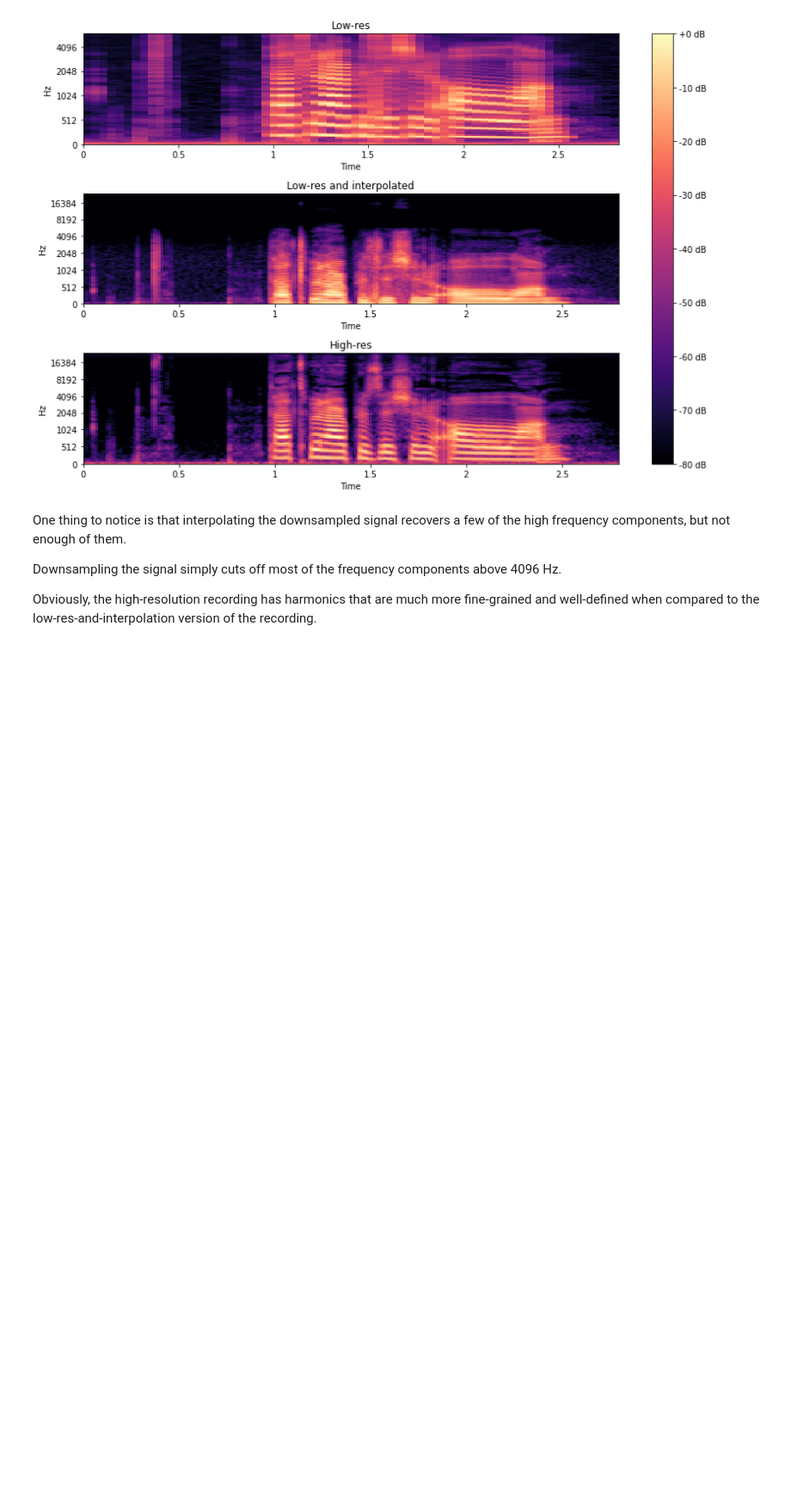
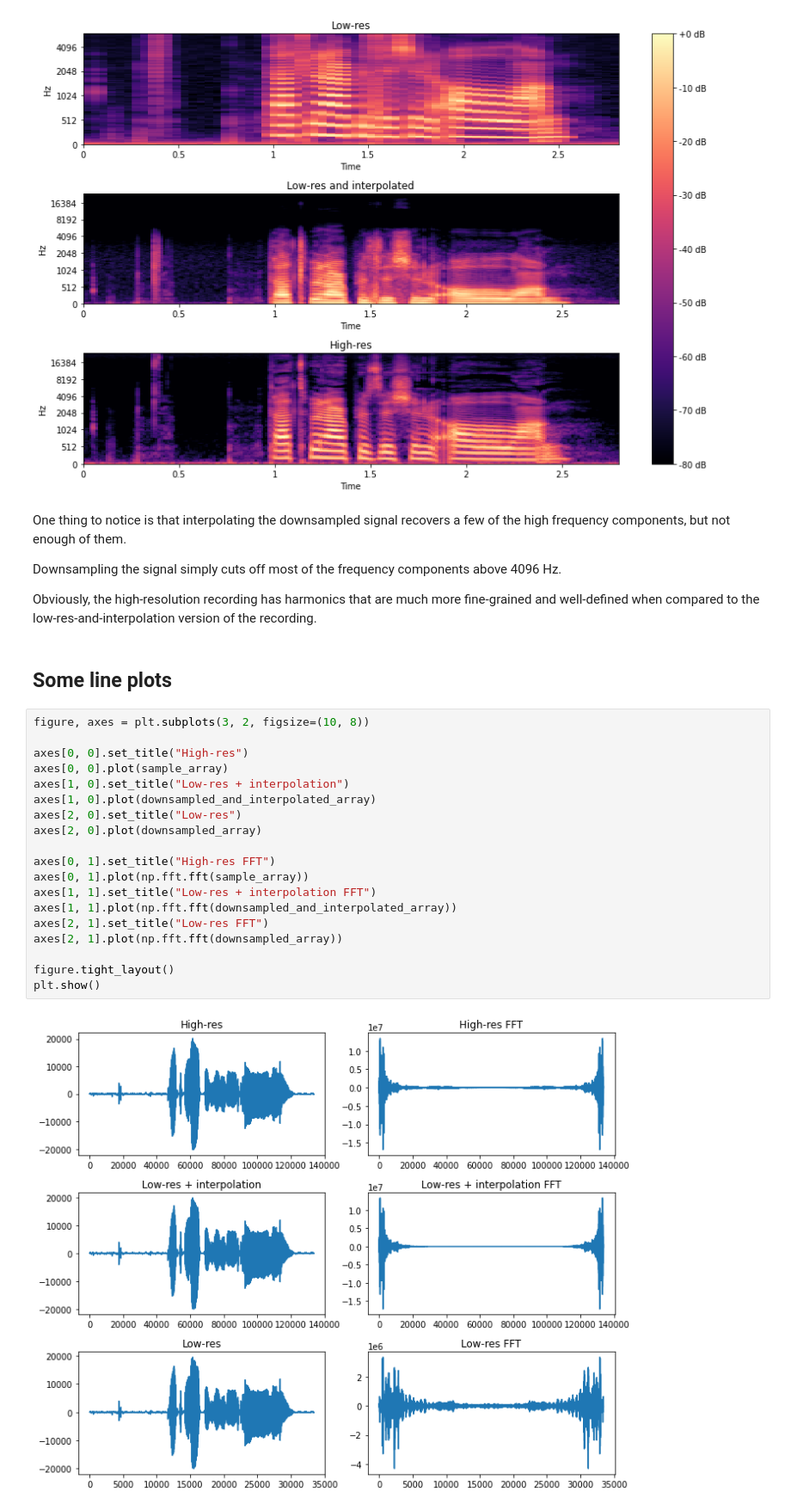
Before and after one commit to sutgeorge/Audio-Super-Resolution, a Jupyter notebook: Project/exploring_data.ipynb, the cells around one changed output. Shown at 86% size. Cells and saved outputs as stored; diff of their text form; blank space fills up the shorter version.

Commit message:
Add waveform and FFT of the sample as line plots

```diff
--- a/Project/exploring_data.ipynb
+++ b/Project/exploring_data.ipynb
@@ -361,3 +361,26 @@ One thing to notice is that interpolating the downsampled signal recovers a few
 Downsampling the signal simply cuts off most of the frequency components above 4096 Hz.
 
 Obviously, the high-resolution recording has harmonics that are much more fine-grained and well-defined when compared to the low-res-and-interpolation version of the recording.
+# %% [markdown]
+## Some line plots
+# %%
+figure, axes = plt.subplots(3, 2, figsize=(10, 8))
+
+axes[0, 0].set_title("High-res")
+axes[0, 0].plot(sample_array)
+axes[1, 0].set_title("Low-res + interpolation")
+axes[1, 0].plot(downsampled_and_interpolated_array)
+axes[2, 0].set_title("Low-res")
+axes[2, 0].plot(downsampled_array)
+
+axes[0, 1].set_title("High-res FFT")
+axes[0, 1].plot(np.fft.fft(sample_array))
+axes[1, 1].set_title("Low-res + interpolation FFT")
+axes[1, 1].plot(np.fft.fft(downsampled_and_interpolated_array))
+axes[2, 1].set_title("Low-res FFT")
+axes[2, 1].plot(np.fft.fft(downsampled_array))
+
+figure.tight_layout()
+plt.show()
+# %% [output]
+[figure, added]
```
Also changed, not shown: parts of 7 cells of this notebook, 1 other file.
